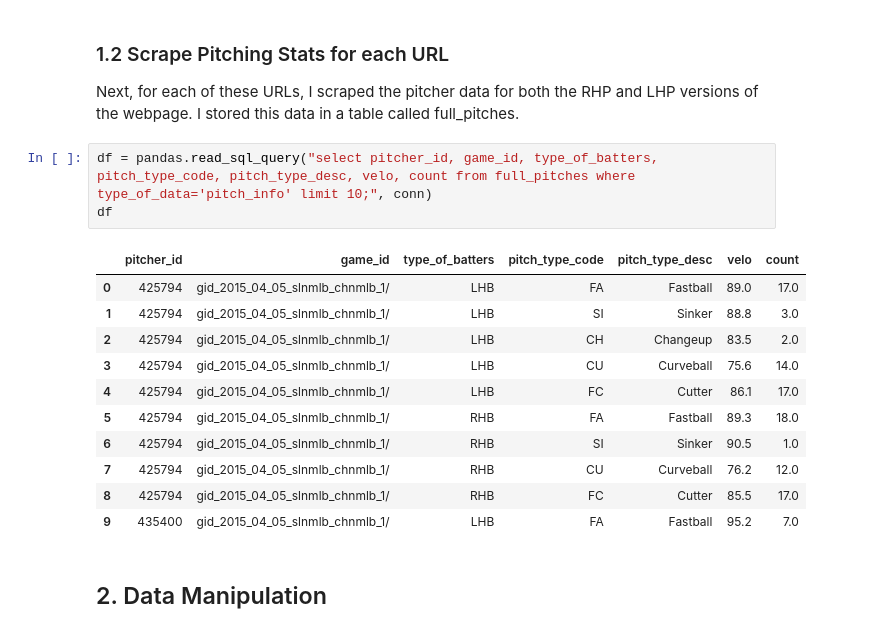
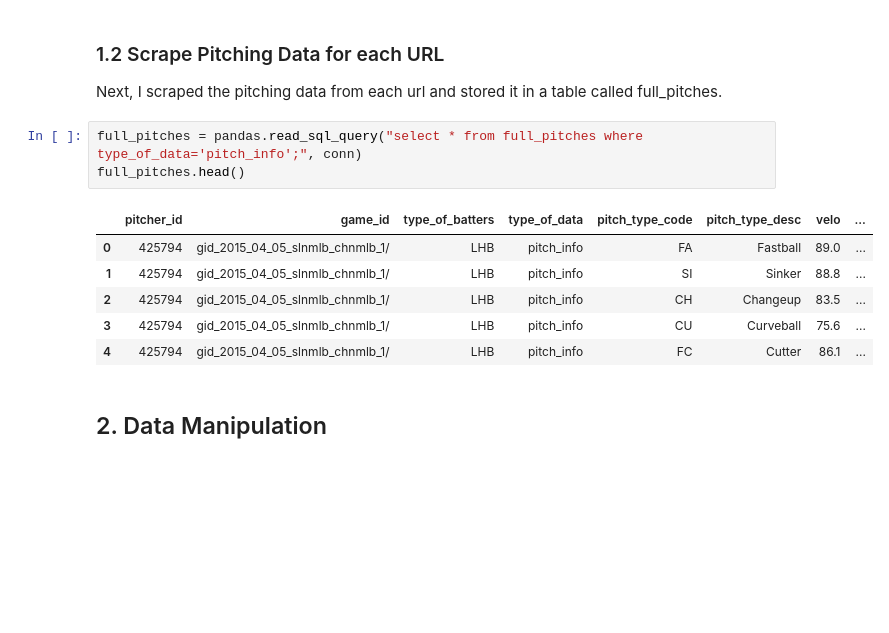
Before and after one commit to dsaltz432/MLB-Pitch-Types, a Jupyter notebook: Clustering Pitcher Types.ipynb, the cells around one changed output. Saved outputs shown, nothing was run; the diff lists cells and outputs as text; blank space fills up the shorter version.

```diff
--- a/Clustering Pitcher Types.ipynb
+++ b/Clustering Pitcher Types.ipynb
@@ -55,23 +68,18 @@ df
 | 3 | 464416 | Yohan Pino | gid_2015_03_04_kcamlb_texmlb_1/ | http://www.brooksbaseball.net/pfx... |
 | 4 | 488786 | Louis Coleman | gid_2015_03_04_kcamlb_texmlb_1/ | http://www.brooksbaseball.net/pfx... |
 # %% [markdown]
-### 1.2 Scrape Pitching Stats for each URL
+### 1.2 Scrape Pitching Data for each URL
 
-Next, for each of these URLs, I scraped the pitcher data for both the RHP and LHP versions of the webpage. I stored this data in a table called full_pitches.
+Next, I scraped the pitching data from each url and stored it in a table called full_pitches.
 # %%
-df = pandas.read_sql_query("select pitcher_id, game_id, type_of_batters, pitch_type_code, pitch_type_desc, velo, count from full_pitches where type_of_data='pitch_info' limit 10;", conn)
-df
+full_pitches = pandas.read_sql_query("select * from full_pitches where type_of_data='pitch_info';", conn)
+full_pitches.head()
 # %% [output]
-|  | pitcher_id | game_id | type_of_batters | pitch_type_code | pitch_type_desc | velo | count |
-| 0 | 425794 | gid_2015_04_05_slnmlb_chnmlb_1/ | LHB | FA | Fastball | 89.0 | 17.0 |
-| 1 | 425794 | gid_2015_04_05_slnmlb_chnmlb_1/ | LHB | SI | Sinker | 88.8 | 3.0 |
-| 2 | 425794 | gid_2015_04_05_slnmlb_chnmlb_1/ | LHB | CH | Changeup | 83.5 | 2.0 |
-| 3 | 425794 | gid_2015_04_05_slnmlb_chnmlb_1/ | LHB | CU | Curveball | 75.6 | 14.0 |
-| 4 | 425794 | gid_2015_04_05_slnmlb_chnmlb_1/ | LHB | FC | Cutter | 86.1 | 17.0 |
-| 5 | 425794 | gid_2015_04_05_slnmlb_chnmlb_1/ | RHB | FA | Fastball | 89.3 | 18.0 |
-| 6 | 425794 | gid_2015_04_05_slnmlb_chnmlb_1/ | RHB | SI | Sinker | 90.5 | 1.0 |
-| 7 | 425794 | gid_2015_04_05_slnmlb_chnmlb_1/ | RHB | CU | Curveball | 76.2 | 12.0 |
-| 8 | 425794 | gid_2015_04_05_slnmlb_chnmlb_1/ | RHB | FC | Cutter | 85.5 | 17.0 |
-| 9 | 435400 | gid_2015_04_05_slnmlb_chnmlb_1/ | LHB | FA | Fastball | 95.2 | 7.0 |
+|  | pitcher_id | game_id | type_of_batters | type_of_data | pitch_type_code | pitch_type_desc | velo | ... |
+| 0 | 425794 | gid_2015_04_05_slnmlb_chnmlb_1/ | LHB | pitch_info | FA | Fastball | 89.0 | ... |
+| 1 | 425794 | gid_2015_04_05_slnmlb_chnmlb_1/ | LHB | pitch_info | SI | Sinker | 88.8 | ... |
+| 2 | 425794 | gid_2015_04_05_slnmlb_chnmlb_1/ | LHB | pitch_info | CH | Changeup | 83.5 | ... |
+| 3 | 425794 | gid_2015_04_05_slnmlb_chnmlb_1/ | LHB | pitch_info | CU | Curveball | 75.6 | ... |
+| 4 | 425794 | gid_2015_04_05_slnmlb_chnmlb_1/ | LHB | pitch_info | FC | Cutter | 86.1 | ... |
 # %% [markdown]
 ## 2. Data Manipulation
```
Also changed, not shown: parts of 61 cells of this notebook, 3 other files.
